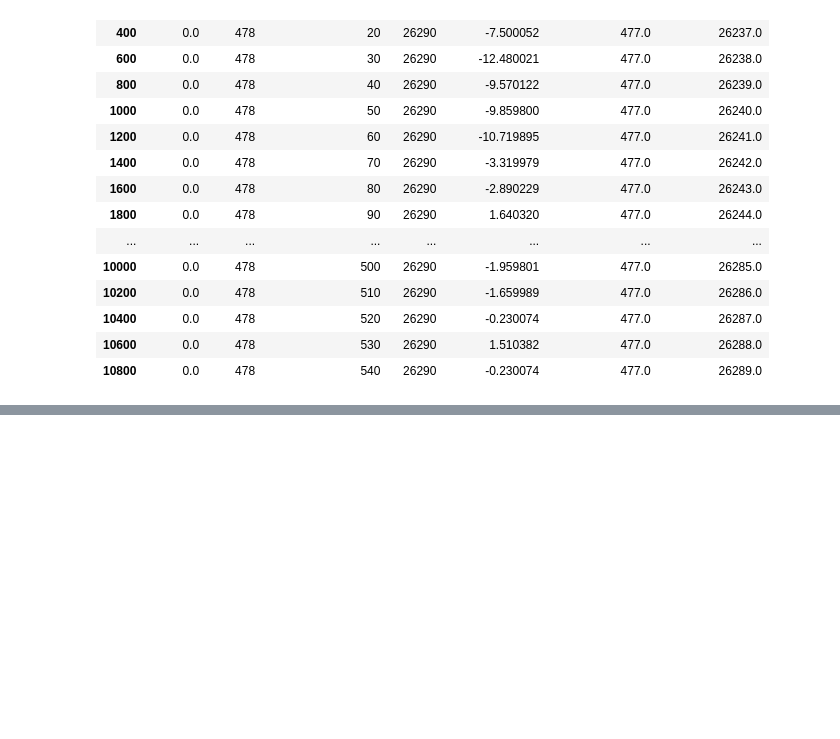
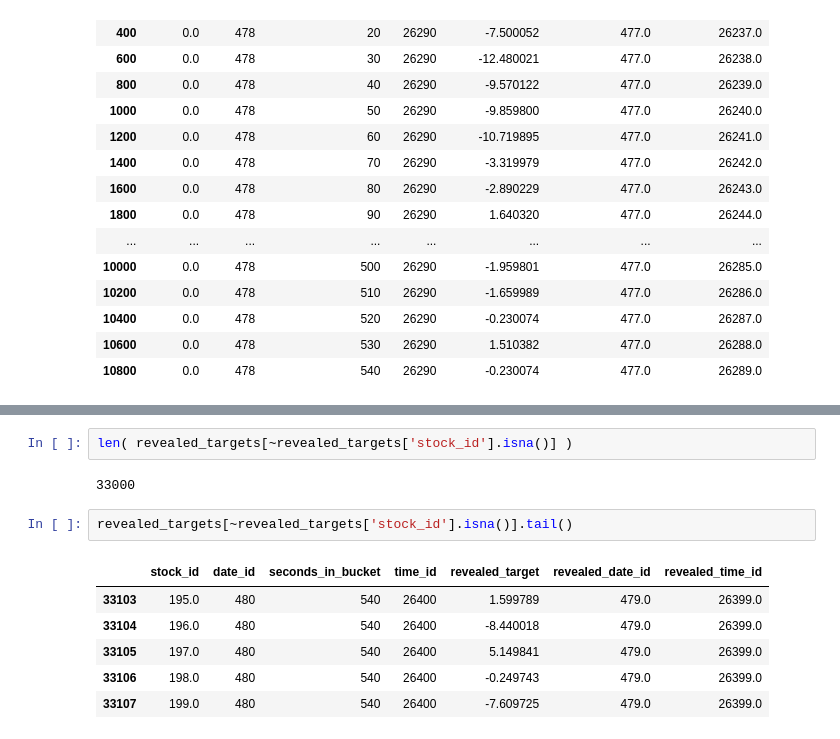
Before and after one commit to florencetsang/optiver2023, a Jupyter notebook: data_exploration.ipynb, the cells around one changed output, grey strips where cells are left out. Drawn from its saved outputs; the diff is of its cells as text; blank space fills up the shorter version.

```diff
--- a/data_exploration.ipynb
+++ b/data_exploration.ipynb
@@ -224,0 +233,13 @@ revealed_targets[(revealed_targets["stock_id"]==0) & (revealed_targets["date_id"
+# %%
+len( revealed_targets[~revealed_targets['stock_id'].isna()] )
+# %% [output]
+33000
+# %%
+revealed_targets[~revealed_targets['stock_id'].isna()].tail()
+# %% [output]
+|  | stock_id | date_id | seconds_in_bucket | time_id | revealed_target | revealed_date_id | revealed_time_id |
+| 33103 | 195.0 | 480 | 540 | 26400 | 1.599789 | 479.0 | 26399.0 |
+| 33104 | 196.0 | 480 | 540 | 26400 | -8.440018 | 479.0 | 26399.0 |
+| 33105 | 197.0 | 480 | 540 | 26400 | 5.149841 | 479.0 | 26399.0 |
+| 33106 | 198.0 | 480 | 540 | 26400 | -0.249743 | 479.0 | 26399.0 |
+| 33107 | 199.0 | 480 | 540 | 26400 | -7.609725 | 479.0 | 26399.0 |
```
Also changed, not shown: parts of 3 cells of this notebook.
